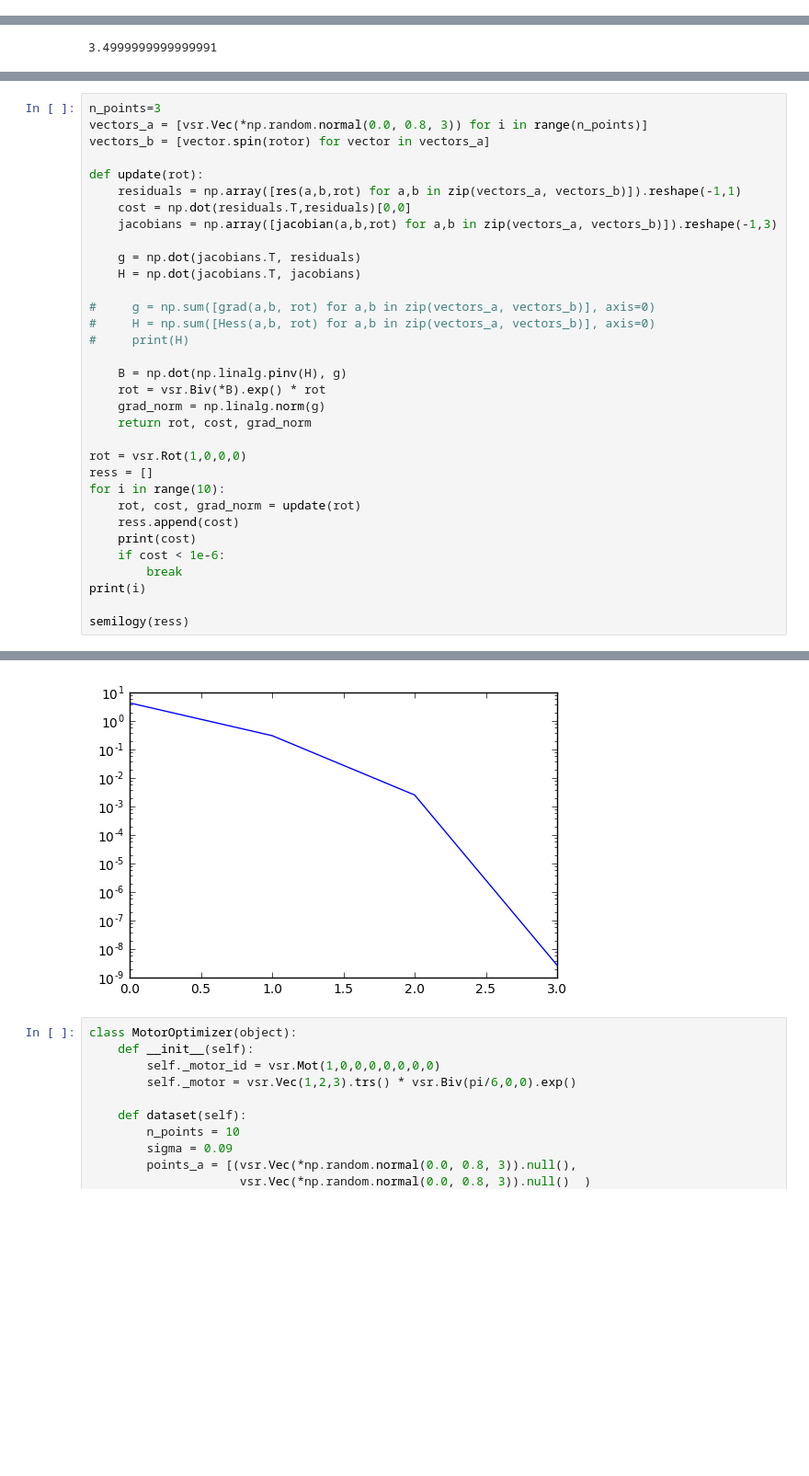
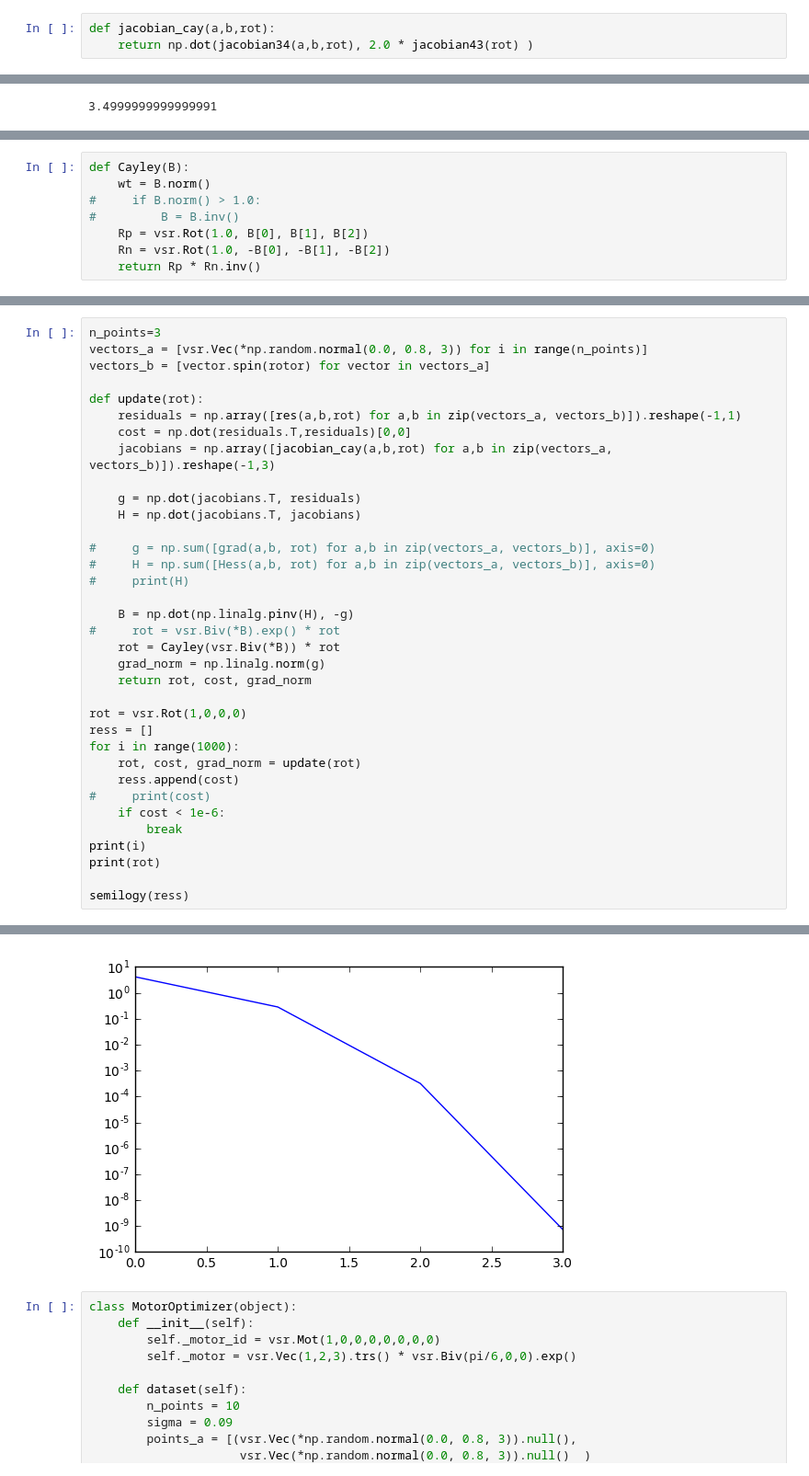
Before and after one commit to tingelst/game, a Jupyter notebook: python/AnalyticJacobianRotorEstimation.ipynb, the cells around one changed output, grey strips where cells are left out. Shown at 92% size. Saved outputs shown, nothing was run; the diff lists cells and outputs as text; blank space fills up the shorter version.

Commit message:
Rotor estimation with Cayley map retraction Conformal motor cayley map Selig Li

```diff
--- a/python/AnalyticJacobianRotorEstimation.ipynb
+++ b/python/AnalyticJacobianRotorEstimation.ipynb
@@ -65,6 +65,9 @@ print(J43)
 # %%
 def jacobian(a,b,rot):
     return np.dot(jacobian34(a,b,rot), jacobian43(rot))
+# %%
+def jacobian_cay(a,b,rot):
+    return np.dot(jacobian34(a,b,rot), 2.0 * jacobian43(rot) )
 # %%
 J = jacobian(vectors_a[0], vectors_b[0], rotor1)
 print(np.dot(J.T,J))
@@ -178,0 +178,8 @@ array([[ 0.    ,  1.7321,  0.    ],
+# %%
+def Cayley(B):
+    wt = B.norm()
+#     if B.norm() > 1.0:
+#         B = B.inv()
+    Rp = vsr.Rot(1.0, B[0], B[1], B[2])
+    Rn = vsr.Rot(1.0, -B[0], -B[1], -B[2])
+    return Rp * Rn.inv()
@@ -184,7 +201,7 @@ vectors_b = [vector.spin(rotor) for vector in vectors_a]
 def update(rot):
     residuals = np.array([res(a,b,rot) for a,b in zip(vectors_a, vectors_b)]).reshape(-1,1)
     cost = np.dot(residuals.T,residuals)[0,0]
-    jacobians = np.array([jacobian(a,b,rot) for a,b in zip(vectors_a, vectors_b)]).reshape(-1,3)
+    jacobians = np.array([jacobian_cay(a,b,rot) for a,b in zip(vectors_a, vectors_b)]).reshape(-1,3)
 
     g = np.dot(jacobians.T, residuals)
     H = np.dot(jacobians.T, jacobians)
@@ -193,20 +210,22 @@ def update(rot):
 #     H = np.sum([Hess(a,b, rot) for a,b in zip(vectors_a, vectors_b)], axis=0)
 #     print(H)
 
-    B = np.dot(np.linalg.pinv(H), g)
-    rot = vsr.Biv(*B).exp() * rot
+    B = np.dot(np.linalg.pinv(H), -g)
+#     rot = vsr.Biv(*B).exp() * rot
+    rot = Cayley(vsr.Biv(*B)) * rot
     grad_norm = np.linalg.norm(g)
     return rot, cost, grad_norm
 
 rot = vsr.Rot(1,0,0,0)
 ress = []
-for i in range(10):
+for i in range(1000):
     rot, cost, grad_norm = update(rot)
     ress.append(cost)
-    print(cost)
+#     print(cost)
     if cost < 1e-6:
         break
 print(i)
+print(rot)
 
 semilogy(ress)
 # %% [output]
@@ -218,5 +234,5 @@ semilogy(ress)
 [<matplotlib.lines.Line2D at 0x...>]
-[figure, old version]
+[figure, new version]
 # %%
 class MotorOptimizer(object):
     def __init__(self):
```
Also changed, not shown: parts of 9 cells of this notebook, 2 other files.
